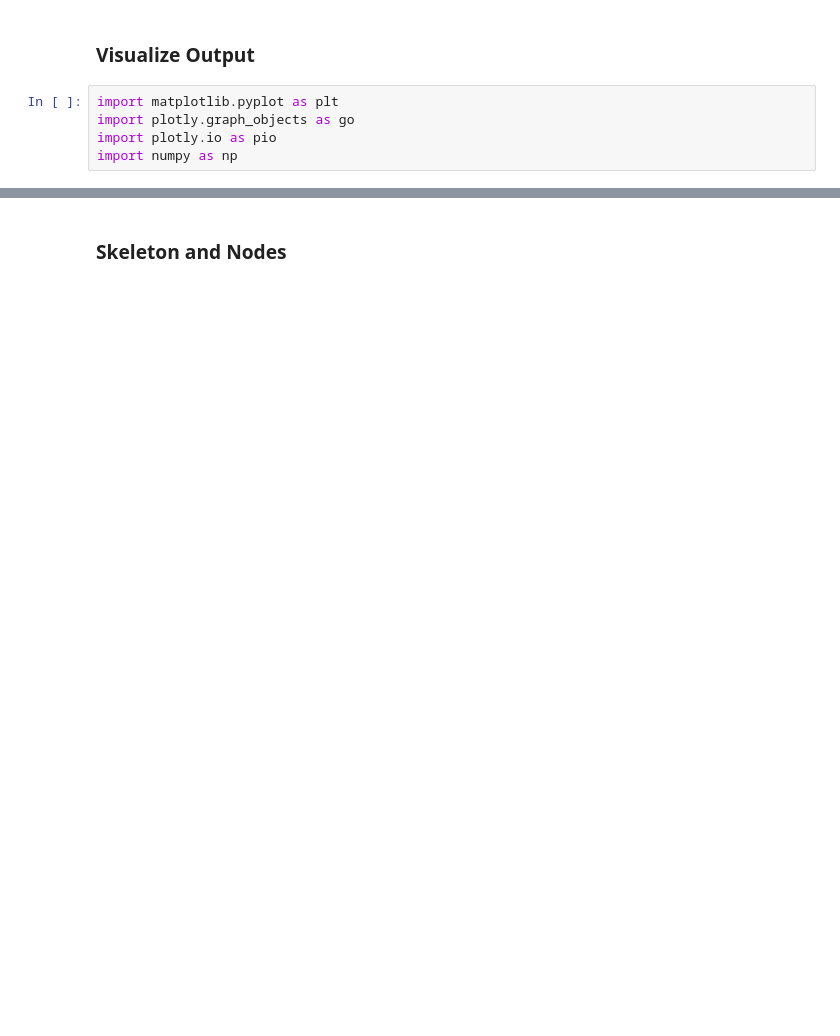
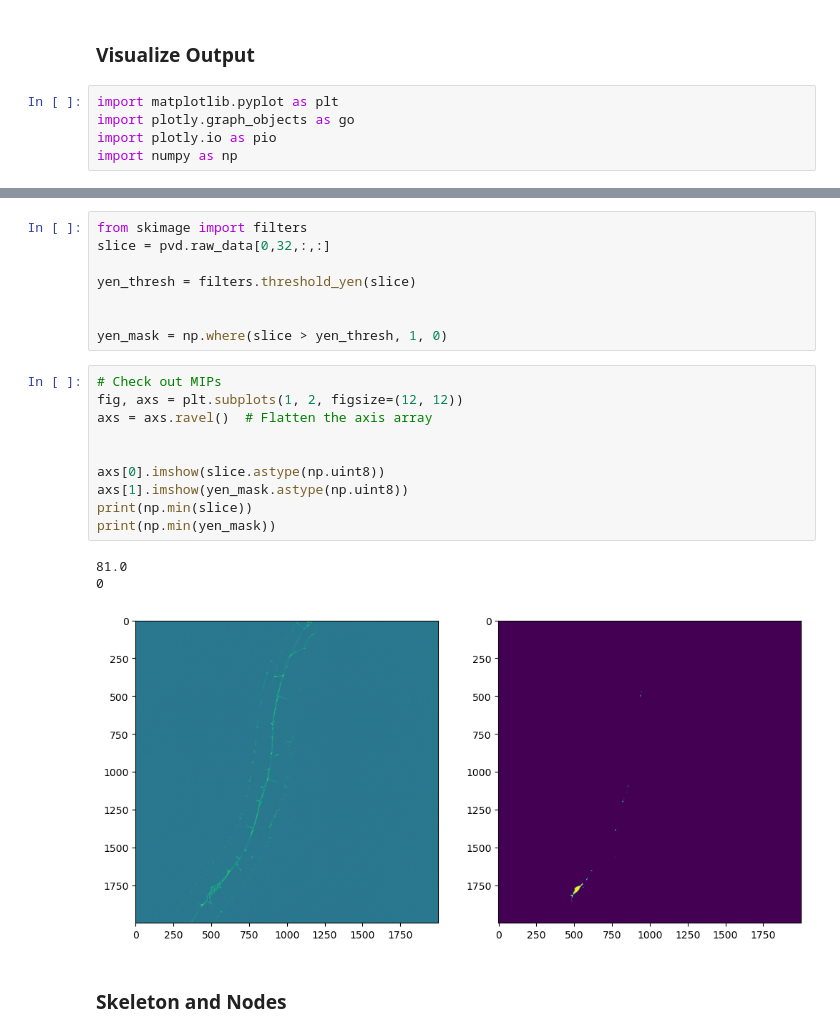
Before and after one commit to nghess/pvd-morphology, a Jupyter notebook: execute_pipeline.ipynb, the cells around one changed output, grey strips where cells are left out. Cells and saved outputs as stored; diff of their text form; blank space fills up the shorter version.

```diff
--- a/execute_pipeline.ipynb
+++ b/execute_pipeline.ipynb
@@ -60,3 +71,25 @@ for ii in range(4):
+# %%
+from skimage import filters
+slice = pvd.raw_data[0,32,:,:]
+
+yen_thresh = filters.threshold_yen(slice)
+
+
+yen_mask = np.where(slice > yen_thresh, 1, 0)
+# %%
+# Check out MIPs
+fig, axs = plt.subplots(1, 2, figsize=(12, 12))
+axs = axs.ravel()  # Flatten the axis array
+
+
+axs[0].imshow(slice.astype(np.uint8))
+axs[1].imshow(yen_mask.astype(np.uint8))
+print(np.min(slice))
+print(np.min(yen_mask))
+# %% [output]
+81.0
+0
+[figure, added]
 # %% [markdown]
 ### Skeleton and Nodes
 # %%
```
Also changed, not shown: parts of 7 cells of this notebook, 13 other files.
